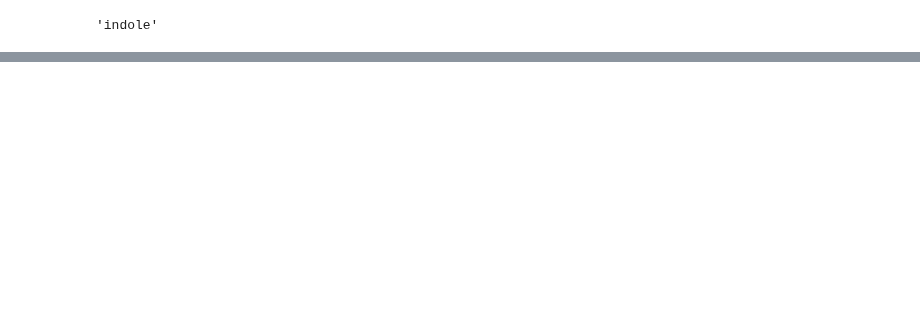
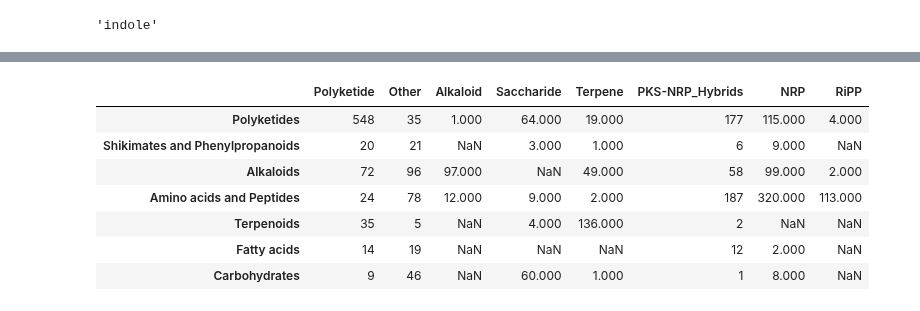
Before and after one commit to NPLinker/nplinker, a Jupyter notebook: notebooks/1-class_linking_prospecting.ipynb, the cells around one changed output, grey strips where cells are left out. Cells and saved outputs as stored; diff of their text form; code cells hidden in the pictures; blank space fills up the shorter version.

Commit message:
Class links class, starting with linking function, changed naming of mibig classes file

```diff
--- a/notebooks/1-class_linking_prospecting.ipynb
+++ b/notebooks/1-class_linking_prospecting.ipynb
@@ -293,0 +611,41 @@ cur_bgcs[0].product_prediction
+# %%
+from collections import defaultdict
+def rec_dd():
+    """Initialises a recurring defaultdict"""
+    return defaultdict(rec_dd)
+# %%
+# aggregate pairwise class matrices for all compounds
+result = rec_dd()
+for chem_id, classes in classes_dict.items():
+    bgc_classes, chem_classes = classes
+
+    for i, bgc_cat in enumerate(legend_bgc):
+        init_bgc_class = bgc_classes[i]
+        if not init_bgc_class or init_bgc_class == ['']:
+            continue
+
+        #group pks-nrp hybrids for MIBiG classes
+        hyb_count = len([1 for init_bgc_c in init_bgc_class if any([test in init_bgc_c.lower() for test in ['nrp', 'pks', 'polyketide']])])
+        bgc_class = []
+        if hyb_count >= 2:
+            bgc_class.append("PKS-NRP_Hybrids")
+            for init_bgc_c in init_bgc_class:
+                if any([test in init_bgc_c.lower() for test in ['nrp', 'pks', 'polyketide']]):
+                    pass
+                else:
+                    bgc_class.append(init_bgc_c)
+        else:
+            bgc_class = init_bgc_class[:]
+#         print(bgc_class, init_bgc_class)
+
+        for j, chem_cat in enumerate(legend_chem):
+            chem_class = chem_classes[j]
+            if not chem_class or chem_class == ['']:
+                continue
+
+            for bgc_c in bgc_class:
+                for chem_c in chem_class:
+                    try:
+                        result[bgc_cat][chem_cat][bgc_c][chem_c] += 1
+                    except TypeError:
+                        result[bgc_cat][chem_cat][bgc_c][chem_c] = 1
@@ -293,0 +665,13 @@ cur_bgcs[0].product_prediction
+# %%
+# MiBIG BGC class and NPC pathway
+df_mibig_npc_pway = pd.DataFrame.from_dict(result['mibig_classes']['npc_pathway'], dtype=int)
+df_mibig_npc_pway
+# %% [output]
+|  | Polyketide | Other | Alkaloid | Saccharide | Terpene | PKS-NRP_Hybrids | NRP | RiPP |
+| Polyketides | 548 | 35 | 1.000 | 64.000 | 19.000 | 177 | 115.000 | 4.000 |
+| Shikimates and Phenylpropanoids | 20 | 21 | NaN | 3.000 | 1.000 | 6 | 9.000 | NaN |
+| Alkaloids | 72 | 96 | 97.000 | NaN | 49.000 | 58 | 99.000 | 2.000 |
+| Amino acids and Peptides | 24 | 78 | 12.000 | 9.000 | 2.000 | 187 | 320.000 | 113.000 |
+| Terpenoids | 35 | 5 | NaN | 4.000 | 136.000 | 2 | NaN | NaN |
+| Fatty acids | 14 | 19 | NaN | NaN | NaN | 12 | 2.000 | NaN |
+| Carbohydrates | 9 | 46 | NaN | 60.000 | 1.000 | 1 | 8.000 | NaN |
```
Also changed, not shown: parts of 46 cells of this notebook.
